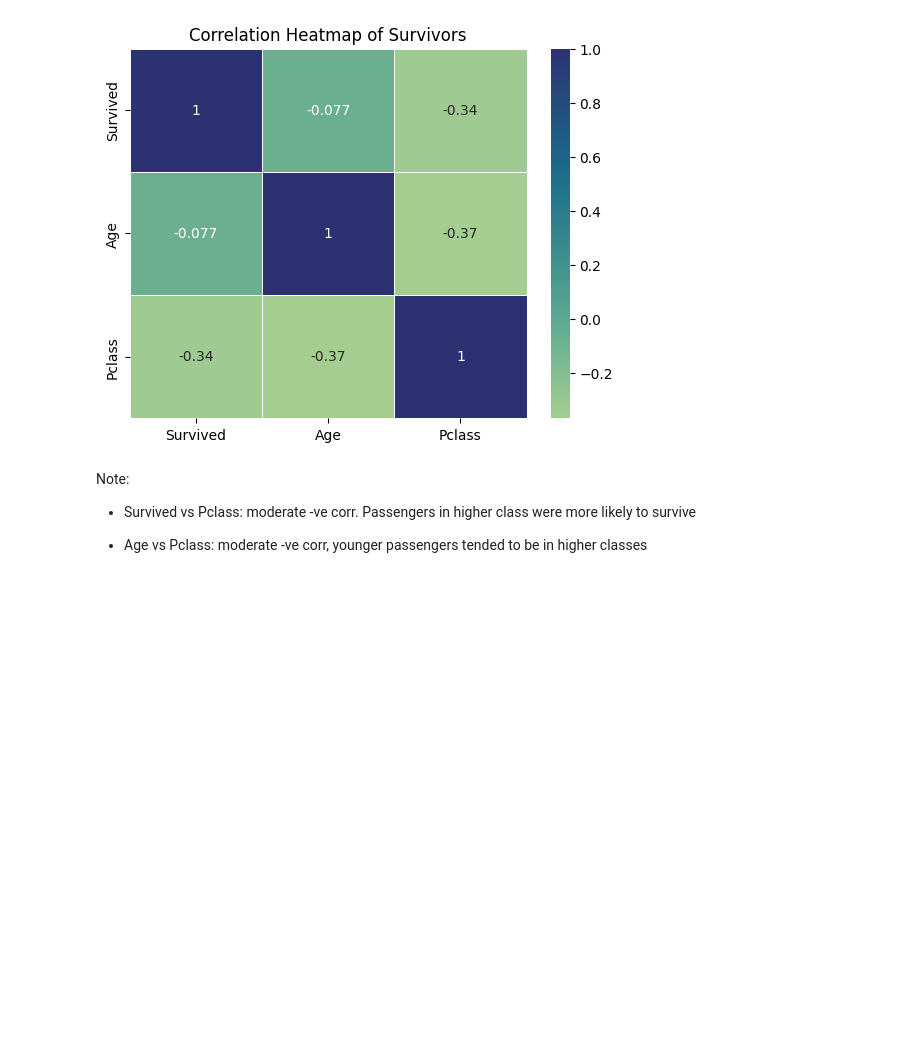
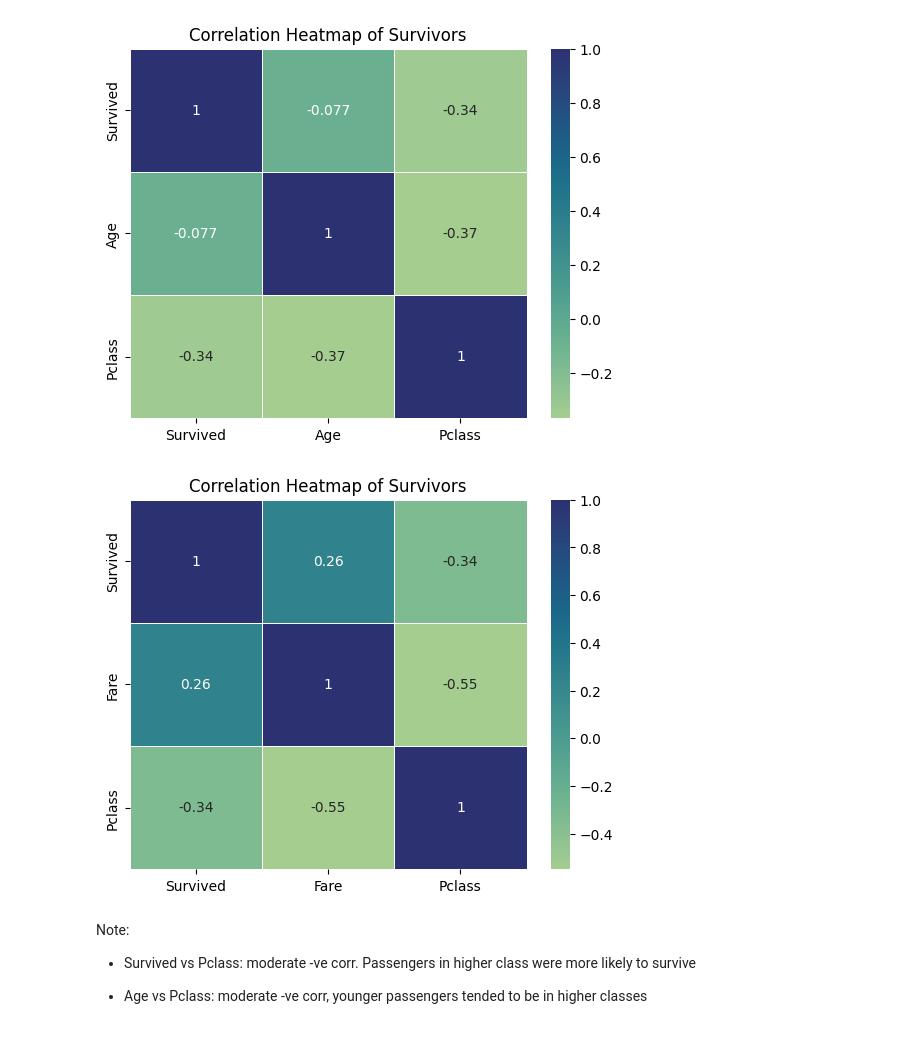
Before and after one commit to AnnaVerbytska/Titanic-Machine_Learning-from-Disaster, a Jupyter notebook: notebooks/EDA.ipynb, the cells around one changed output. Cells and saved outputs as stored; diff of their text form; code cells hidden in the pictures; blank space fills up the shorter version.

```diff
--- a/notebooks/EDA.ipynb
+++ b/notebooks/EDA.ipynb
@@ -354,6 +357,16 @@ plt.title('Correlation Heatmap of Survivors')
 plt.show()
 # %% [output]
 [figure]
+# %%
+df_corr= train_df[['Survived', 'Fare', 'Pclass']]
+corr = df_corr.corr()
+#plt.figure(figsize=(10, 4))
+#cmap = sns.diverging_palette(220,10,as_cmap=True)
+sns.heatmap(corr, annot=True, linewidth=.5, cmap='crest') #cbar=True, #vmin=-1, vmax=1)
+plt.title('Correlation Heatmap of Survivors')
+plt.show()
+# %% [output]
+[figure, added]
 # %% [markdown]
 Note:
 
```
Also changed, not shown: parts of 2 cells of this notebook, 2 other files.
